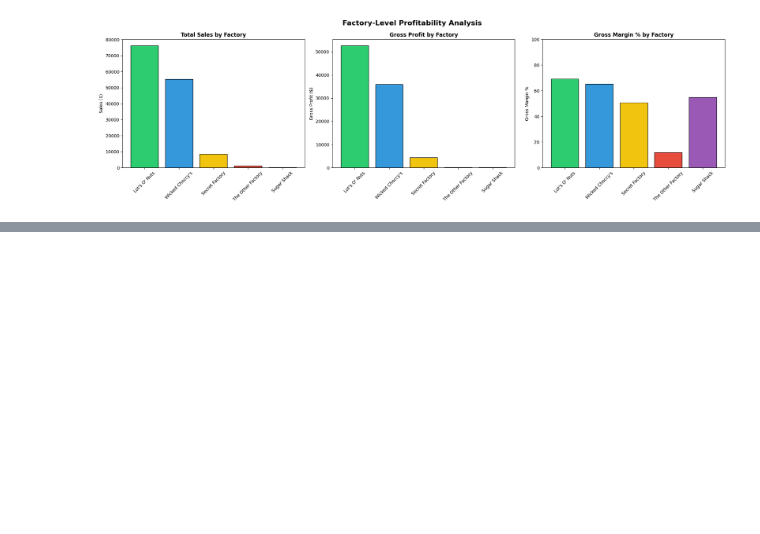
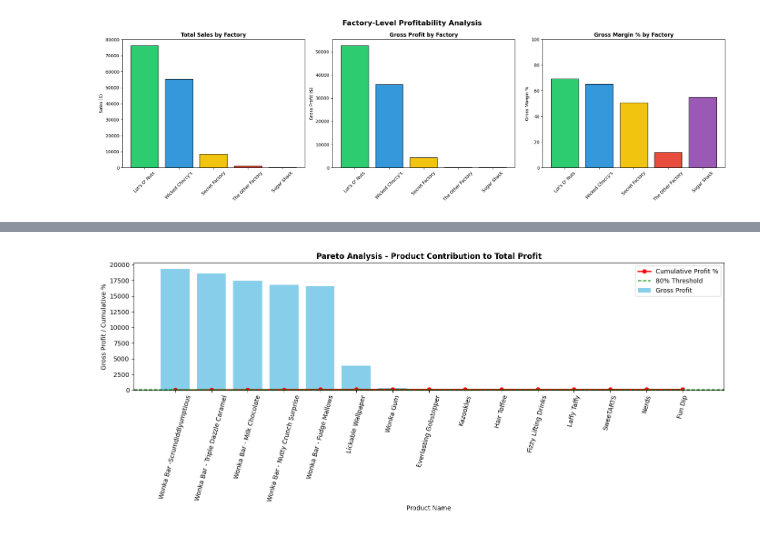
Before and after one commit to kshitij472/Massua-Candy-Distributor, a Jupyter notebook: notebooks/eda_analysis.ipynb, the cells around one changed output, grey strips where cells are left out. Cells and saved outputs as stored; diff of their text form; code cells hidden in the pictures; blank space fills up the shorter version.

Commit message:
Completed EDA with profitability, Pareto, cost diagnostics, and trend analysis

```diff
--- a/notebooks/eda_analysis.ipynb
+++ b/notebooks/eda_analysis.ipynb
@@ -516,0 +569,30 @@ plt.show()
+# %%
+import matplotlib.pyplot as plt
+
+plt.figure(figsize=(14, 6))
+
+# Bar chart for Gross Profit
+plt.bar(pareto_profit["Product Name"], pareto_profit["Gross Profit"], color="skyblue", label="Gross Profit")
+
+# Line chart for cumulative profit %
+plt.plot(
+    pareto_profit["Product Name"],
+    pareto_profit["Cumulative_Profit_%"],
+    color="red",
+    marker="o",
+    linewidth=2,
+    label="Cumulative Profit %"
+)
+
+# 80% reference line
+plt.axhline(y=80, color="green", linestyle="--", label="80% Threshold")
+
+plt.xticks(rotation=75)
+plt.ylabel("Gross Profit / Cumulative %")
+plt.xlabel("Product Name")
+plt.title("Pareto Analysis - Product Contribution to Total Profit", fontweight="bold")
+plt.legend()
+plt.tight_layout()
+plt.show()
+# %% [output]
+[figure, added]
```
Also changed, not shown: parts of 11 cells of this notebook.
